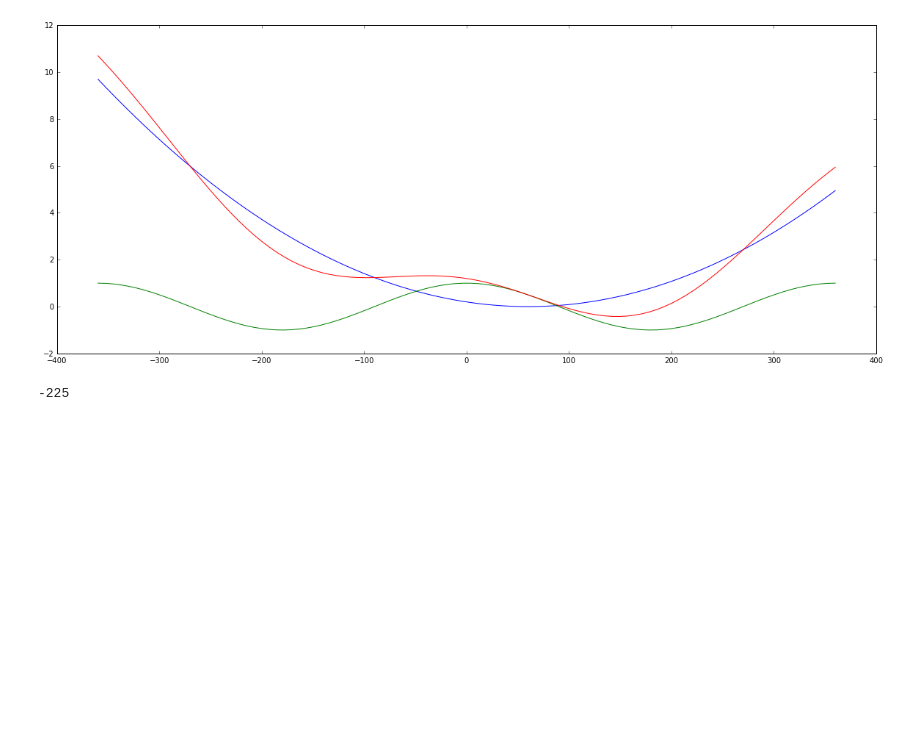
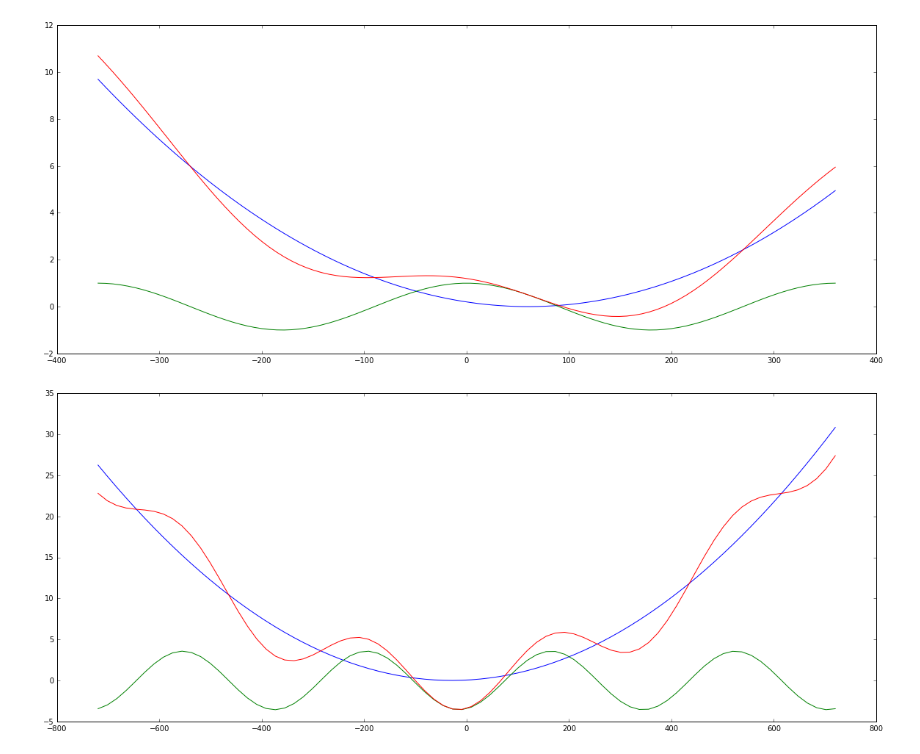
Before and after one commit to AlexanderKnight/TorsionPendulumCalibration, a Jupyter notebook: jupyter notebooks/Equilibrium Positions for a Magnetic Torsion Pendulum .ipynb, the cells around one changed output. Drawn from its saved outputs; the diff is of its cells as text; code cells hidden in the pictures; blank space fills up the shorter version.

Commit message:
Equilibrium positions noteboook
Added a notebook that calculates the equilibrium positions in the field vs freq experement

```diff
--- a/jupyter notebooks/Equilibrium Positions for a Magnetic Torsion Pendulum .ipynb
+++ b/jupyter notebooks/Equilibrium Positions for a Magnetic Torsion Pendulum .ipynb
@@ -40,9 +40,39 @@ plt.show()
 # we are looking for equlibrium positions that are less than 360deg away from each other.
 # %% [output]
 [figure]
-# %%
-print(250-475)
-# %% [output]
--225
-# %%
-def recalculate_potential_energy()
+# %%
+def recalculate_potential_energy(magneticFieldDirection, torsionZero, magneticFieldStrength):
+    # resolution of simulation
+    steps = 80
+
+    # Magnetic dipole
+    muStrength = 1
+    muDirection = np.linspace(-720, 720, steps)
+
+    # define the external field
+    magneticFieldStrength = 1
+    magneticFieldDirection = 180
+
+
+    kappa = .00011 # torsion constant of the torsion fiber
+
+    #torsionZero = 60 # torsional zero in degrees
+    # the potential energy of the
+    torsionFiberPotentialEnergy = (1/2)*kappa*(muDirection - torsionZero)**2
+
+    # calculate the dot product
+    magneticDipolePotentialEnergy = -1 * muStrength * magneticFieldStrength * np.cos( np.deg2rad(magneticFieldDirection - muDirection) )
+
+    totalPotentialEnergy = torsionFiberPotentialEnergy + magneticDipolePotentialEnergy
+
+    plt.plot(muDirection, torsionFiberPotentialEnergy)
+    plt.plot(muDirection, magneticDipolePotentialEnergy)
+    plt.plot(muDirection, totalPotentialEnergy)
+    plt.show()
+
+ip.interact(recalculate_potential_energy
+            , magneticFieldDirection = widgets.IntSlider(min=-360,max=360,step=15,value=0)
+            , torsionZero = widgets.IntSlider(min=-360,max=360,step=1,value=0)
+            , magneticFieldStrengthAlongOpticalAxis = (0.1,5.0,0.01))
+# %% [output]
+[figure, added]
```
Also changed, not shown: parts of 3 cells of this notebook, 2 other files.
